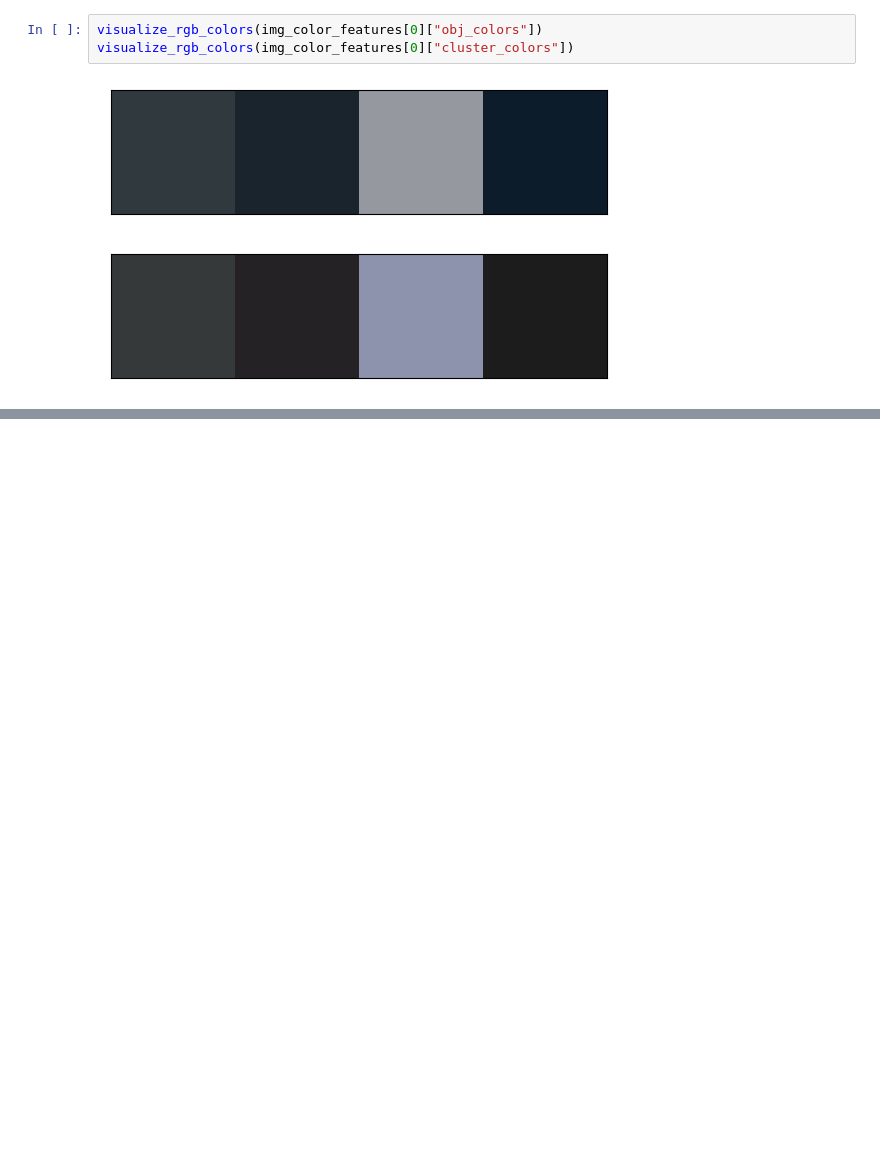
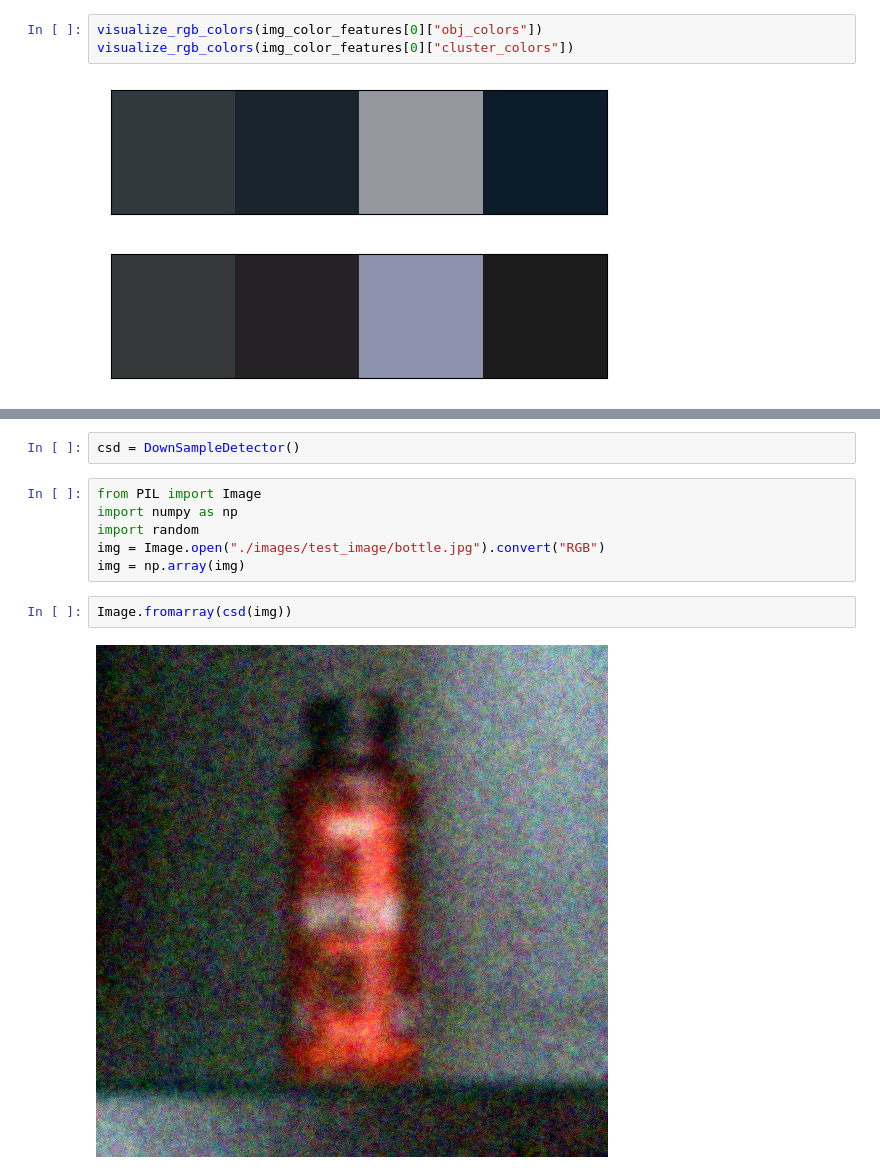
Before and after one commit to MiddleKD/Favorfit_diffusion, a Jupyter notebook: temp.ipynb, the cells around one changed output, grey strips where cells are left out. Saved outputs shown, nothing was run; the diff lists cells and outputs as text; blank space fills up the shorter version.

```diff
--- a/temp.ipynb
+++ b/temp.ipynb
@@ -597,0 +650,12 @@ visualize_rgb_colors(img_color_features[0]["cluster_colors"])
+# %%
+csd = DownSampleDetector()
+# %%
+from PIL import Image
+import numpy as np
+import random
+img = Image.open("./images/test_image/bottle.jpg").convert("RGB")
+img = np.array(img)
+# %%
+Image.fromarray(csd(img))
+# %% [output]
+[figure, added]
```
Also changed, not shown: parts of 2 cells of this notebook, 4 other files.
